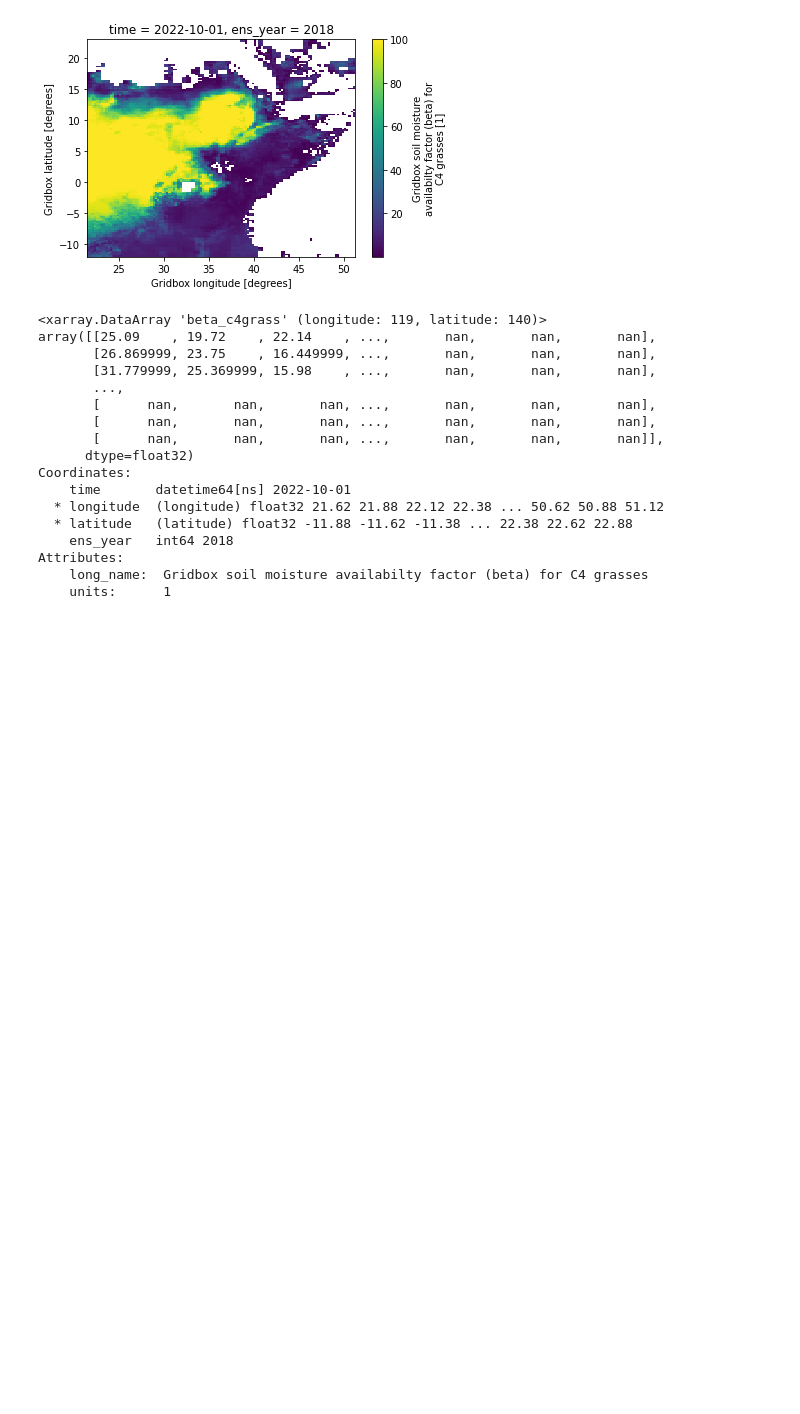
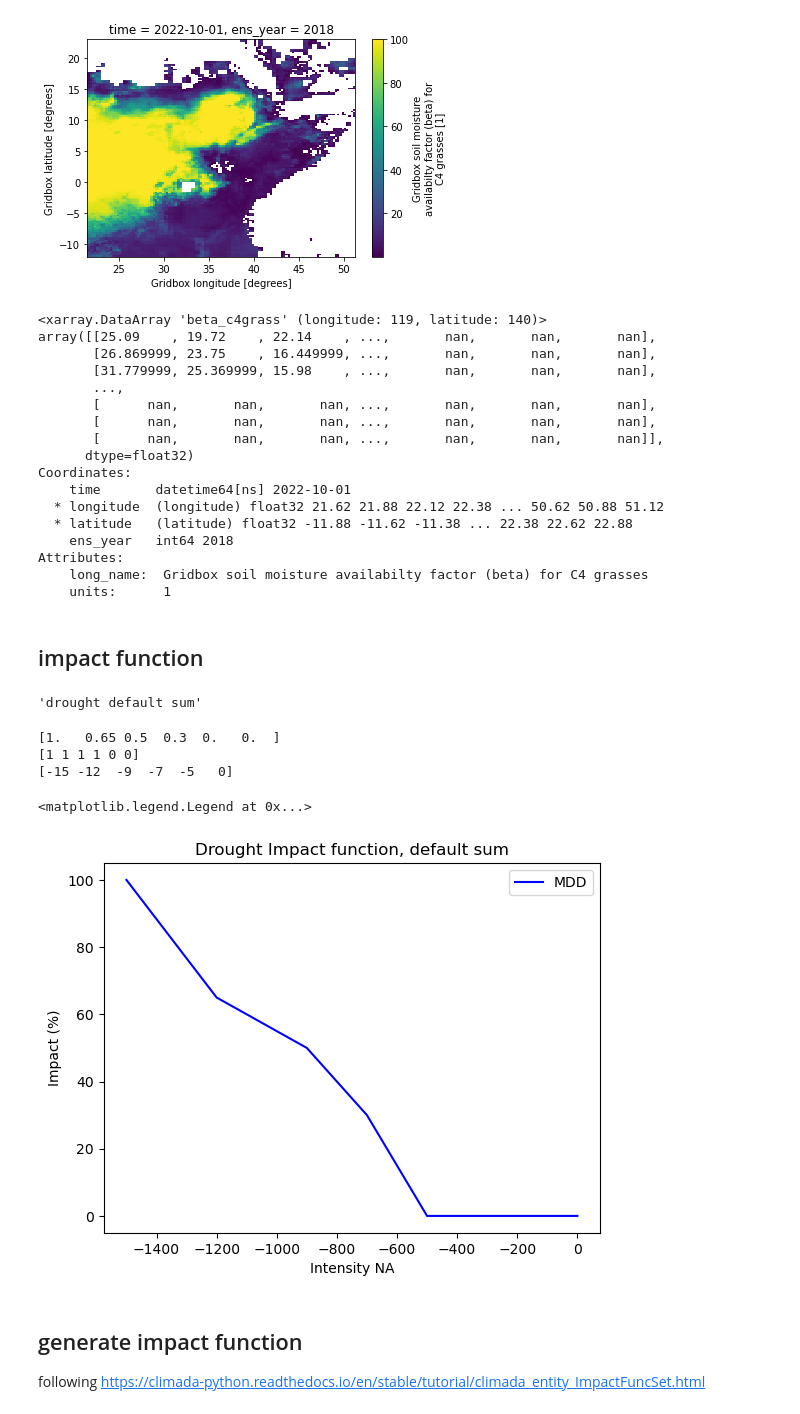
Before and after one commit to icpac-igad/ea-ibf-climada, a Jupyter notebook: drought/ibf_tamsat_wrsi.ipynb, the cells around one changed output. Cells and saved outputs as stored; diff of their text form; code cells hidden in the pictures; blank space fills up the shorter version.

```diff
--- a/drought/ibf_tamsat_wrsi.ipynb
+++ b/drought/ibf_tamsat_wrsi.ipynb
@@ -80,0 +93,61 @@ db2.rio.to_raster(f'{workdata_path}tamsat_workshpdata/for_training/trail6_output
+# %% [markdown]
+## impact function
+# %%
+"""Initialize Impact function"""
+dr_impf = ImpactFuncSet()
+impf_def = ImpfDrought.from_default_sum()
+"""set impact function: for min: set_default; for sum-thr: set_default_sumthr; for sum: set_default_sum"""
+#impf_def.set_default()
+#impf_def.set_default_sumthr()
+
+dr_impf.append(impf_def)
+# %%
+impf_def.name
+# %% [output]
+'drought default sum'
+# %%
+dmdd=np.array(impf_def.mdd)
+dpaa=np.array(impf_def.paa)
+dint=np.array(impf_def.intensity)
+
+#impf_def.mdd * impf_def.paa * 100
+len(dmdd),len(dpaa),len(dint)
+
+print(dmdd)
+print(dpaa)
+print(dint)
+#dmdd=np.array([1.0, 0.65, 0.5, 0.3, 0., 0.])
+#dpaa=np.array([1.0, 1.0, 1.0, 1.0, 0.0, 0.0])
+#dint=np.array([-15.0, -12.0, -9.0, -7.0, -5.0, 0.0])
+#dmdd * dpaa * 100
+#np.multiply(dmdd * dpaa)
+# %% [output]
+[1.   0.65 0.5  0.3  0.   0.  ]
+[1 1 1 1 0 0]
+[-15 -12  -9  -7  -5   0]
+# %%
+ _, axis = plt.subplots(1, 1)
+
+title = 'Drought Impact function, default sum'
+#if self.name != str(self.id):
+#    title += ': %s' % self.name
+axis.set_xlabel('Intensity NA')
+axis.set_ylabel('Impact (%)')
+axis.set_title(title)
+#axis.plot(impf_def.intensity, impf_def.mdd * 100, 'b', label='MDD')
+axis.plot(dint*100, dmdd * 100, 'b', label='MDD')
+#axis.plot(dint*100, dpaa * 100, 'r', label='PAA')
+#axis.plot(dint*100, dmdd * dpaa * 100, 'k--', label='MDR')
+
+#axis.set_xlim((dint.min(), dint.max()))
+
+#MDD- Mean damage (impact) degree for each intensity (numbers in [0,1])
+#PAA- Percentage of affected assets (exposures) for each intensity (numbers in [0,1])
+#MDR- The mean damage ratio
+axis.legend()
+# %% [output]
+<matplotlib.legend.Legend at 0x...>
+[figure, added]
+# %% [markdown]
+## generate impact function
+following https://climada-python.readthedocs.io/en/stable/tutorial/climada_entity_ImpactFuncSet.html
```
Also changed, not shown: parts of 69 cells of this notebook, 1 other file.
